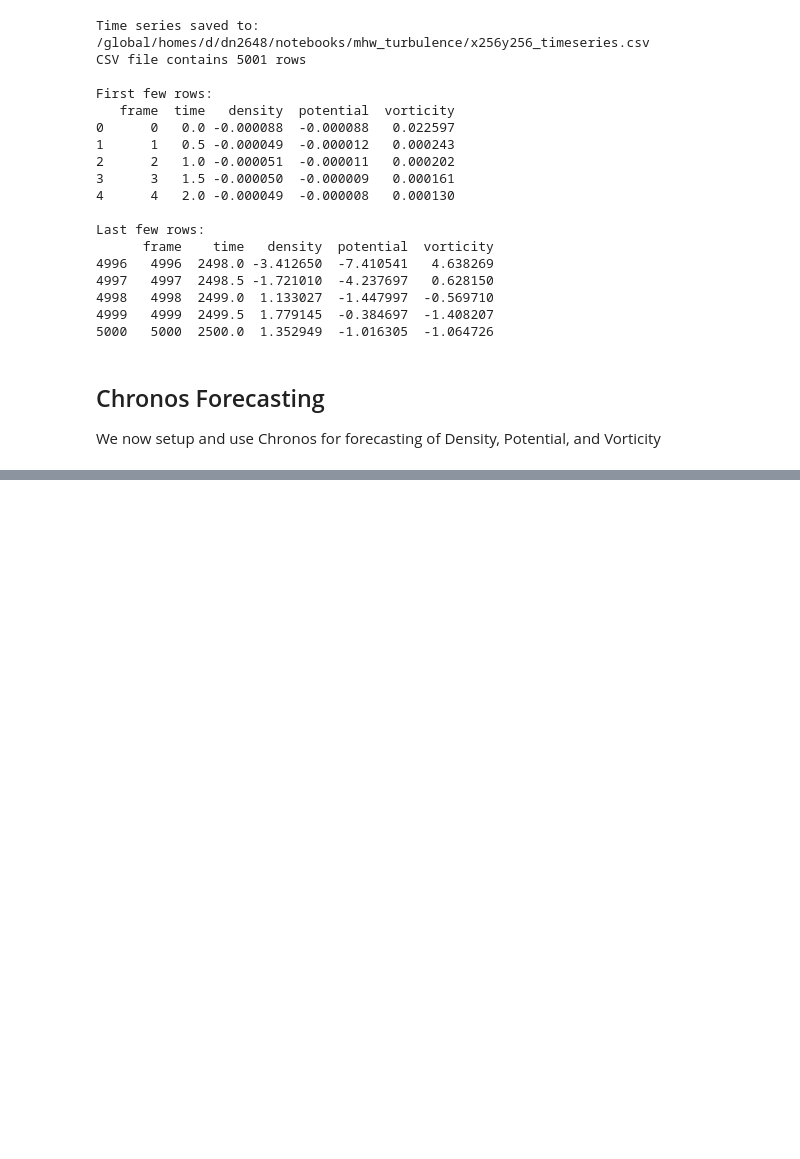
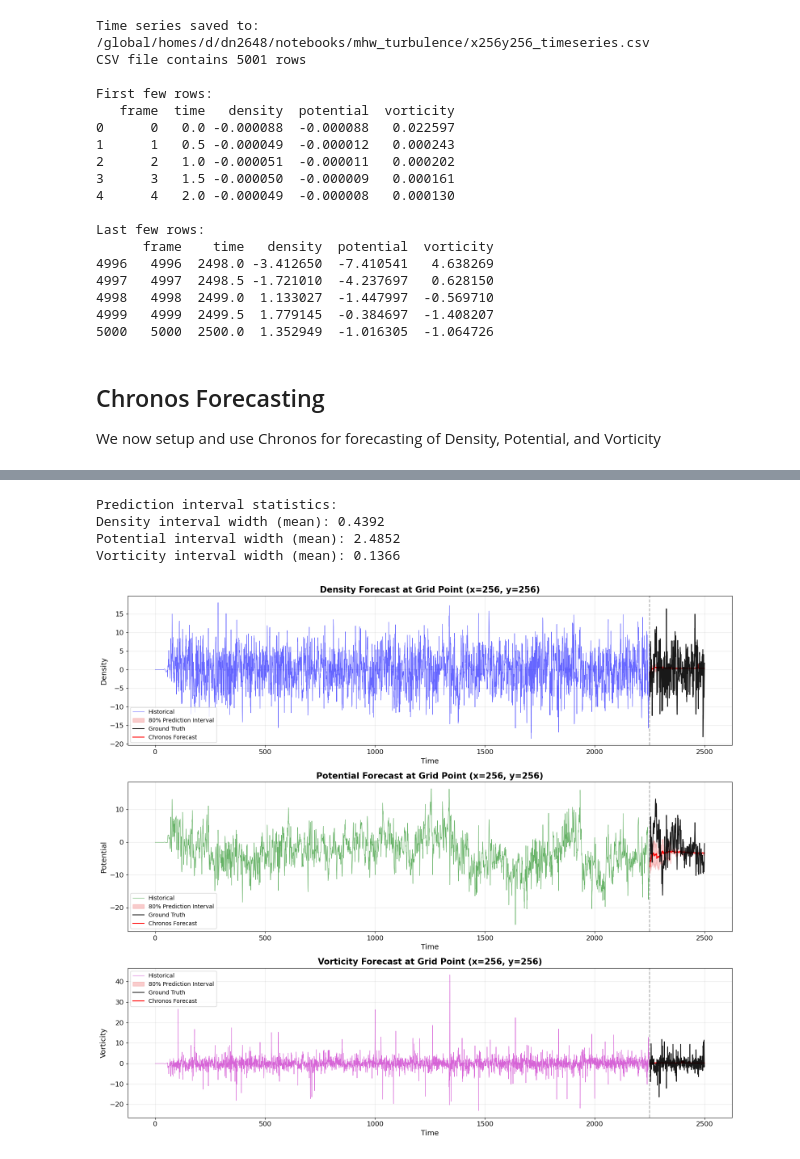
Before and after one commit to dan-niedfeldt/mhw-turbulence-analysis, a Jupyter notebook: forecasting_analysis_01.ipynb, the cells around one changed output, grey strips where cells are left out. Saved outputs shown, nothing was run; the diff lists cells and outputs as text; code cells hidden in the pictures; blank space fills up the shorter version.

Commit message:
forecasting

```diff
--- a/forecasting_analysis_01.ipynb
+++ b/forecasting_analysis_01.ipynb
@@ -236,0 +239,17 @@ ModuleNotFoundError: No module named 'torch'
+# %%
+# Step 3: Prepare Data for Forecasting
+# First 4500 timesteps for context and next 500 for forecast
+
+context_length = 4500  # Use first 4500 points as context
+forecast_horizon = 500  # Predict next 500 timesteps
+
+# Prepare the three time series for forecasting
+den_context = torch.tensor(den_timeseries[:context_length], dtype=torch.float32).unsqueeze(0)
+phi_context = torch.tensor(phi_timeseries[:context_length], dtype=torch.float32).unsqueeze(0)
+w_context = torch.tensor(w_timeseries[:context_length], dtype=torch.float32).unsqueeze(0)
+
+print(f"Context length: {context_length}")
+print(f"Forecast horizon: {forecast_horizon}")
+print(f"Density context shape: {den_context.shape}")
+print(f"Potential context shape: {phi_context.shape}")
+print(f"Vorticity context shape: {w_context.shape}")
@@ -236,0 +366,63 @@ ModuleNotFoundError: No module named 'torch'
+# %%
+#Step 6: Visualize forecasts vs ground truth
+
+# Create time arrays for plotting
+time_context = time[:context_length]
+time_forecast = time[context_length:context_length + forecast_horizon]
+ground_truth_den = den_timeseries[context_length:context_length + forecast_horizon]
+ground_truth_phi = phi_timeseries[context_length:context_length + forecast_horizon]
+ground_truth_w = w_timeseries[context_length:context_length + forecast_horizon]
+
+# Check interval widths
+print("Prediction interval statistics:")
+print(f"Density interval width (mean): {np.mean(den_upper - den_lower):.4f}")
+print(f"Potential interval width (mean): {np.mean(phi_upper - phi_lower):.4f}")
+print(f"Vorticity interval width (mean): {np.mean(w_upper - w_lower):.4f}")
+
+fig, axes = plt.subplots(3, 1, figsize=(16, 14))
+
+# Plot Density
+axes[0].plot(time_context, den_timeseries[:context_length], 'b-', linewidth=0.8, label='Historical', alpha=0.6)
+# Plot interval FIRST so it's behind the lines
+axes[0].fill_between(time_forecast, den_lower, den_upper, alpha=0.4, color='lightcoral', label='80% Prediction Interval', zorder=1)
+axes[0].plot(time_forecast, ground_truth_den, 'k-', linewidth=1.5, label='Ground Truth', alpha=0.9, zorder=3)
+axes[0].plot(time_forecast, den_mean, 'r-', linewidth=1.5, label='Chronos Forecast', zorder=2)
+axes[0].axvline(x=time[context_length], color='gray', linestyle='--', linewidth=1.5, alpha=0.7)
+axes[0].set_xlabel('Time', fontsize=13)
+axes[0].set_ylabel('Density', fontsize=13)
+axes[0].set_title(f'Density Forecast at Grid Point (x={x_coord}, y={y_coord})', fontsize=15, fontweight='bold')
+axes[0].legend(loc='best', fontsize=10)
+axes[0].grid(True, alpha=0.3)
+
+# Plot Potential
+axes[1].plot(time_context, phi_timeseries[:context_length], 'g-', linewidth=0.8, label='Historical', alpha=0.6)
+axes[1].fill_between(time_forecast, phi_lower, phi_upper, alpha=0.4, color='lightcoral', label='80% Prediction Interval', zorder=1)
+axes[1].plot(time_forecast, ground_truth_phi, 'k-', linewidth=1.5, label='Ground Truth', alpha=0.9, zorder=3)
+axes[1].plot(time_forecast, phi_mean, 'r-', linewidth=1.5, label='Chronos Forecast', zorder=2)
+axes[1].axvline(x=time[context_length], color='gray', linestyle='--', linewidth=1.5, alpha=0.7)
+axes[1].set_xlabel('Time', fontsize=13)
+axes[1].set_ylabel('Potential', fontsize=13)
+axes[1].set_title(f'Potential Forecast at Grid Point (x={x_coord}, y={y_coord})', fontsize=15, fontweight='bold')
+axes[1].legend(loc='best', fontsize=10)
+axes[1].grid(True, alpha=0.3)
+
+# Plot Vorticity
+axes[2].plot(time_context, w_timeseries[:context_length], 'm-', linewidth=0.8, label='Historical', alpha=0.6)
+axes[2].fill_between(time_forecast, w_lower, w_upper, alpha=0.4, color='lightcoral', label='80% Prediction Interval', zorder=1)
+axes[2].plot(time_forecast, ground_truth_w, 'k-', linewidth=1.5, label='Ground Truth', alpha=0.9, zorder=3)
+axes[2].plot(time_forecast, w_mean, 'r-', linewidth=1.5, label='Chronos Forecast', zorder=2)
+axes[2].axvline(x=time[context_length], color='gray', linestyle='--', linewidth=1.5, alpha=0.7)
+axes[2].set_xlabel('Time', fontsize=13)
+axes[2].set_ylabel('Vorticity', fontsize=13)
+axes[2].set_title(f'Vorticity Forecast at Grid Point (x={x_coord}, y={y_coord})', fontsize=15, fontweight='bold')
+axes[2].legend(loc='best', fontsize=10)
+axes[2].grid(True, alpha=0.3)
+
+plt.tight_layout()
+plt.show()
+# %% [output]
+Prediction interval statistics:
+Density interval width (mean): 0.4392
+Potential interval width (mean): 2.4852
+Vorticity interval width (mean): 0.1366
+[figure, added]
```
Also changed, not shown: parts of 9 cells of this notebook.
